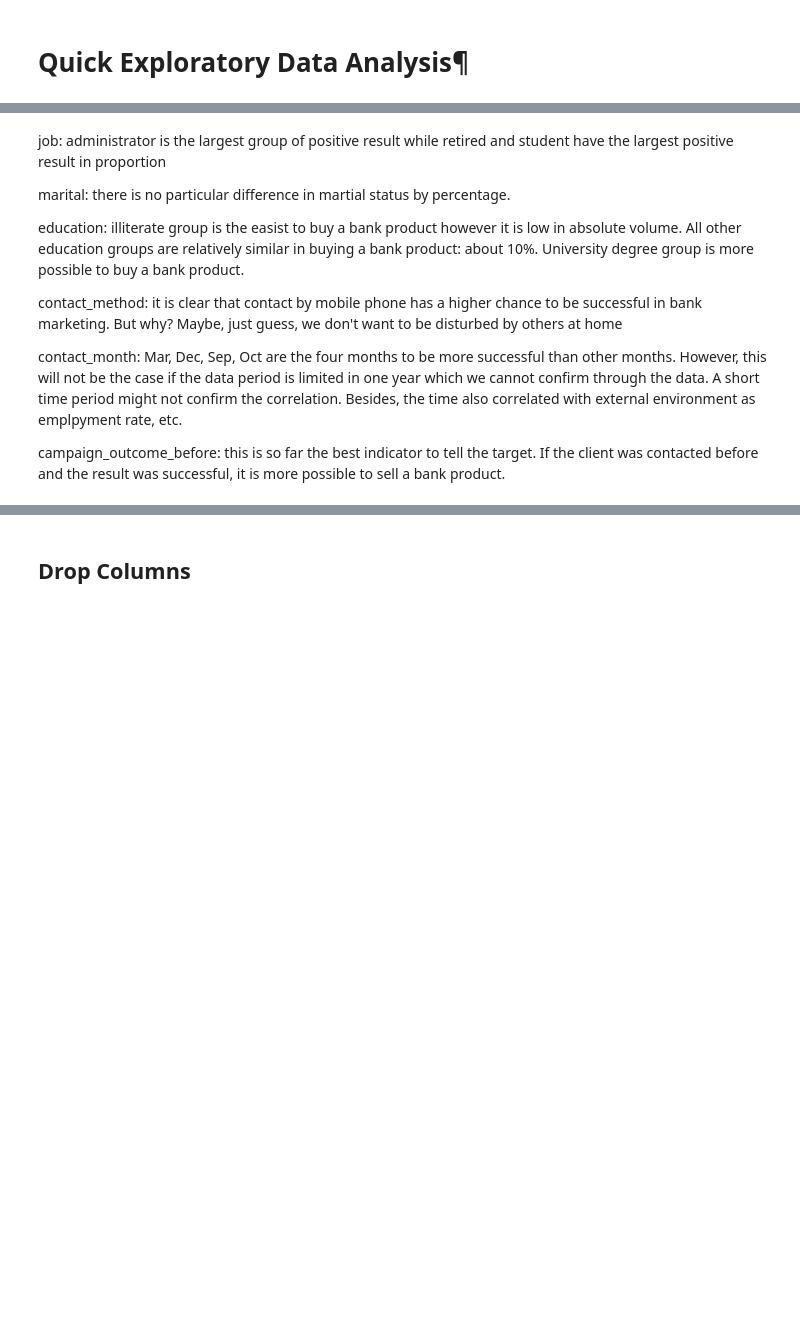
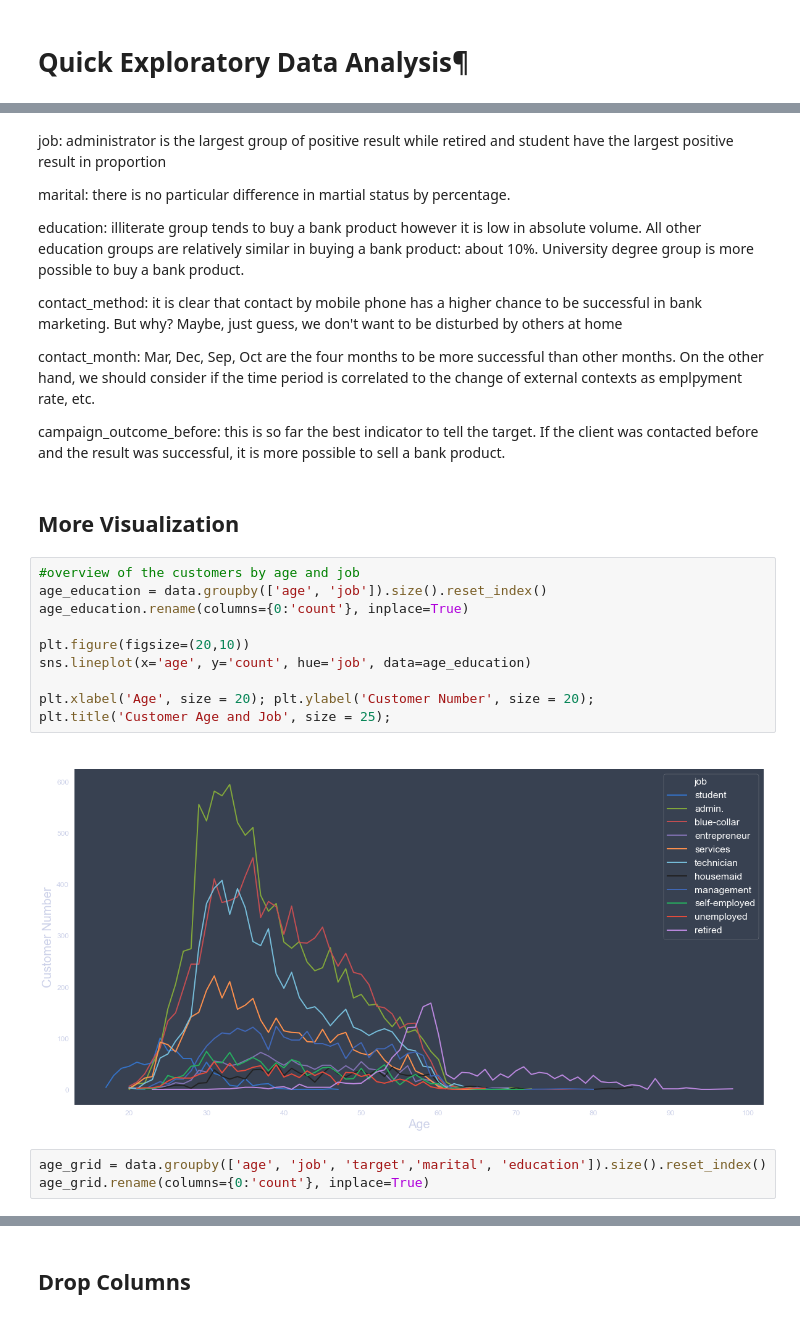
Before and after one commit to Zakk-Yang/MLProject, a Jupyter notebook: BankMarketingProject-Copy5.ipynb, the cells around one changed output, grey strips where cells are left out. Cells and saved outputs as stored; diff of their text form; blank space fills up the shorter version.

```diff
--- a/BankMarketingProject-Copy5.ipynb
+++ b/BankMarketingProject-Copy5.ipynb
@@ -348,10 +347,27 @@ job: administrator is the largest group of positive result while retired and stu
 
 marital: there is no particular difference in martial status by percentage.
 
-education: illiterate group is the easist to buy a bank product however it is low in absolute volume. All other education groups are relatively similar in buying a bank product: about 10%. University degree group is more possible to buy a bank product.
+education: illiterate group tends to buy a bank product however it is low in absolute volume. All other education groups are relatively similar in buying a bank product: about 10%. University degree group is more possible to buy a bank product.
 
 contact_method: it is clear that contact by mobile phone has a higher chance to be successful in bank marketing. But why? Maybe, just guess, we don't want to be disturbed by others at home
 
-contact_month: Mar, Dec, Sep, Oct are the four months to be more successful than other months. However, this will not be the case if the data period is limited in one year which we cannot confirm through the data. A short time period might not confirm the correlation. Besides, the time also correlated with external environment as emplpyment rate, etc.
+contact_month: Mar, Dec, Sep, Oct are the four months to be more successful than other months. On the other hand, we should consider if the time period is correlated to the change of external contexts as emplpyment rate, etc.
 
 campaign_outcome_before: this is so far the best indicator to tell the target. If the client was contacted before and the result was successful, it is more possible to sell a bank product.
+# %% [markdown]
+## More Visualization
+# %%
+#overview of the customers by age and job
+age_education = data.groupby(['age', 'job']).size().reset_index()
+age_education.rename(columns={0:'count'}, inplace=True)
+
+plt.figure(figsize=(20,10))
+sns.lineplot(x='age', y='count', hue='job', data=age_education)
+
+plt.xlabel('Age', size = 20); plt.ylabel('Customer Number', size = 20);
+plt.title('Customer Age and Job', size = 25);
+# %% [output]
+[figure, added]
+# %%
+age_grid = data.groupby(['age', 'job', 'target','marital', 'education']).size().reset_index()
+age_grid.rename(columns={0:'count'}, inplace=True)
```
Also changed, not shown: parts of 24 cells of this notebook.
